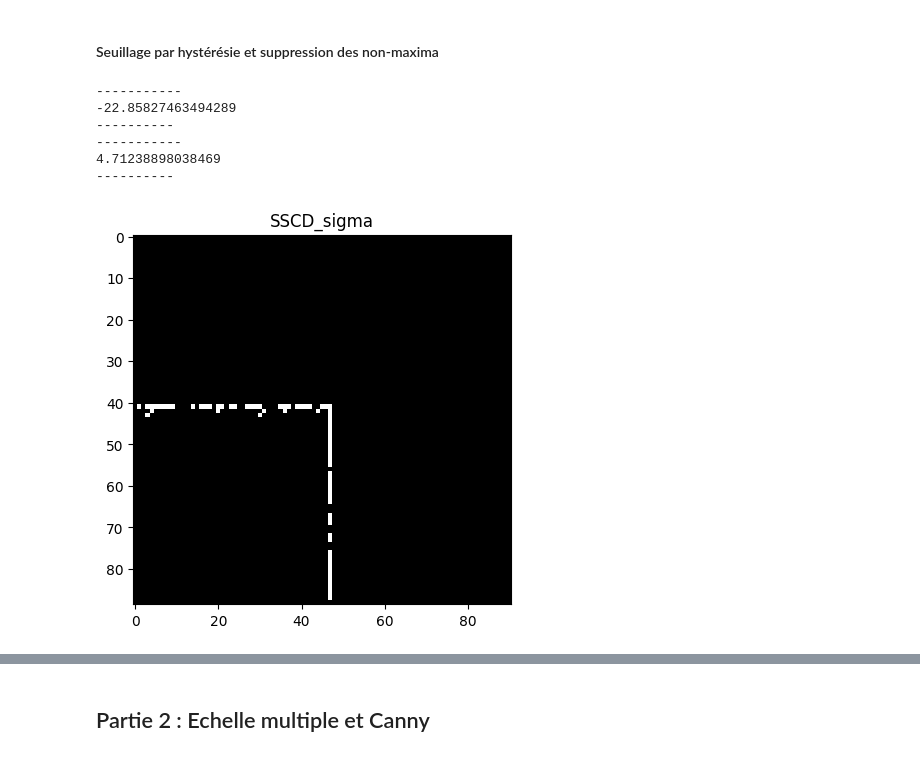
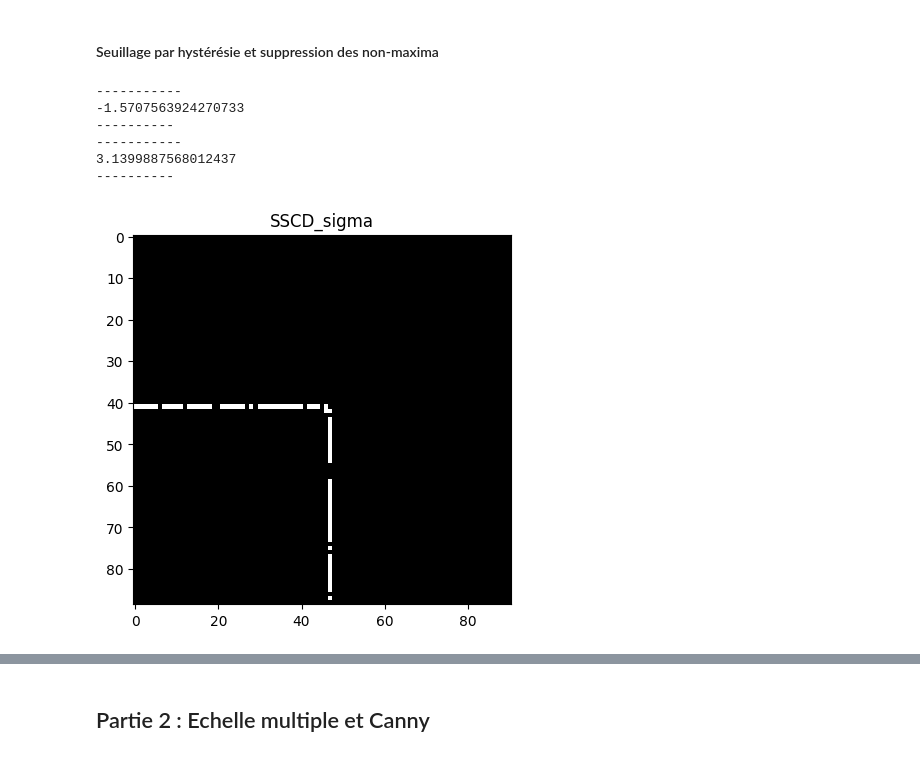
Before and after one commit to ndupont960/EtudesTechniques11, a Jupyter notebook: matlab-to_python.ipynb, the cells around one changed output, grey strips where cells are left out. Drawn from its saved outputs; the diff is of its cells as text; code cells hidden in the pictures.

Commit message:
angle probelme

```diff
--- a/matlab-to_python.ipynb
+++ b/matlab-to_python.ipynb
@@ -156,3 +172,15 @@ plt.title('Inhibition de Contour c_sigma')
 plt.show()
 # %% [output]
 [figure]
+# %%
+C_sigma_seuil = np.zeros_like(c_sigma)
+
+for i in range(c_sigma.shape[0]):
+    for j in range(c_sigma.shape[1]):
+        if c_sigma[i, j] > 0.2:
+            C_sigma_seuil[i,j] = 1
+
+
+plt.imshow(C_sigma_seuil, cmap='gray')
+plt.title('inhibition  M_sigma')
+plt.show()
@@ -164,29 +194,39 @@ from skimage import img_as_float
 def find_neighbors(angle, i, j):
     # Détermination de la direction du gradient
     if (angle > -np.pi/8 and angle <= np.pi/8) or (angle > 7*np.pi/8 or angle <= -7*np.pi/8):
-        neighb1 = (i, j-1); neighb2 = (i, j+1)
+        neighb1 = (i, j+1); neighb2 = (i, j-1)
+
     elif (angle > np.pi/8 and angle <= 3*np.pi/8) or (angle > -7*np.pi/8 and angle <= -5*np.pi/8):
         neighb1 = (i-1, j+1); neighb2 = (i+1, j-1)
     elif (angle > 3*np.pi/8 and angle <= 5*np.pi/8) or (angle > -5*np.pi/8 and angle <= -3*np.pi/8):
         neighb1 = (i-1, j); neighb2 = (i+1, j)
     elif (angle > 5*np.pi/8 and angle <= 7*np.pi/8) or (angle > -3*np.pi/8 and angle <= -np.pi/8):
         neighb1 = (i-1, j-1); neighb2 = (i+1, j+1)
+
     return neighb1, neighb2
 
 def supp_non_max(c_sigma):
     # Calcul du gradient
     Fx, Fy = np.gradient(img_as_float(c_sigma))
     angle =  np.pi/2 + np.arctan2(Fy, Fx)
-    minangle = 0
+    minangle = 3.14
     maxangle = 0
 
     # Suppression des non-maximas
     non_max_suppressed = np.zeros_like(c_sigma)
-    for i in range(1, c_sigma.shape[0]-1):
-        for j in range(1, c_sigma.shape[1]-1):
+    for i in range(0, angle.shape[0]-1):
+        for j in range(0, angle.shape[1]-1):
 
-            while angle[i,j] > np.pi :
-                angle[i,j] = angle[i,j] - 26
+            if  (angle[i,j] >= 3.14) :
+                angle[i,j] = angle[i,j] - 3.14
+
+            if angle[i,j]   > maxangle :
+                maxangle = angle[i,j]
+
+
+            if angle[i,j] <= minangle :
+                minangle = angle[i,j]
+
 
             # Trouver les voisins dans la direction du gradient
             neighb1, neighb2 = find_neighbors(angle[i, j], i, j)
@@ -195,8 +235,7 @@ def supp_non_max(c_sigma):
             if c_sigma[i, j] >= c_sigma[neighb1] and c_sigma[i, j] >= c_sigma[neighb2]:
                 non_max_suppressed[i, j] = c_sigma[i, j]
 
-    minangle = np.min(angle)
-    maxangle = np.max(angle)
+
     return non_max_suppressed , minangle , angle , maxangle
 
 def seuil_hyst(c_sigma, seuil_bas, seuil_haut):
@@ -225,21 +264,21 @@ def seuil_hyst(c_sigma, seuil_bas, seuil_haut):
     return b_sigma , angle
 # %%
 # Seuils à ajuster en fonction de l'image qu'on met en entrée
-seuil_bas = 0.05
+seuil_bas = 0.001
 seuil_haut = 0.2
 
 
 b_sigma , ang = seuil_hyst(c_sigma, seuil_bas, seuil_haut)
 
 # Afficher le résultat final
 plt.imshow(b_sigma, cmap='gray')
 plt.title('SSCD_sigma')
 plt.show()
 # %% [output]
 -----------
--22.85827463494289
+-1.5707563924270733
 ----------
 -----------
-4.71238898038469
+3.1399887568012437
 ----------
-[figure, old version]
+[figure, new version]
```
Also changed, not shown: parts of 9 cells of this notebook.
